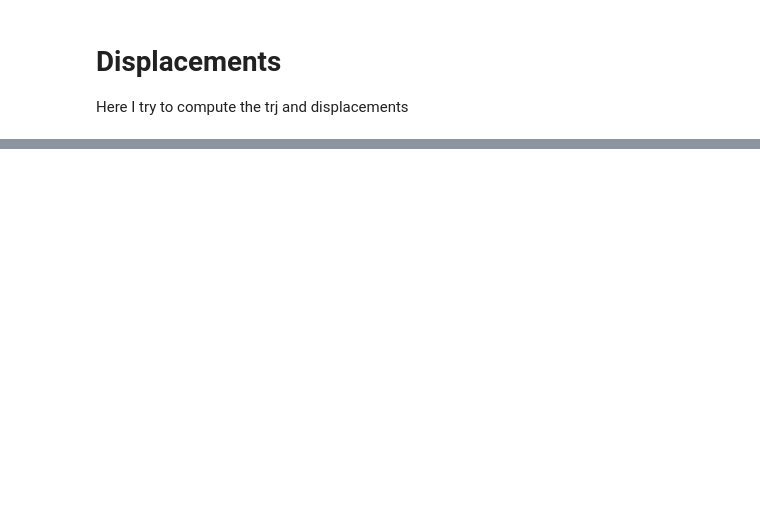
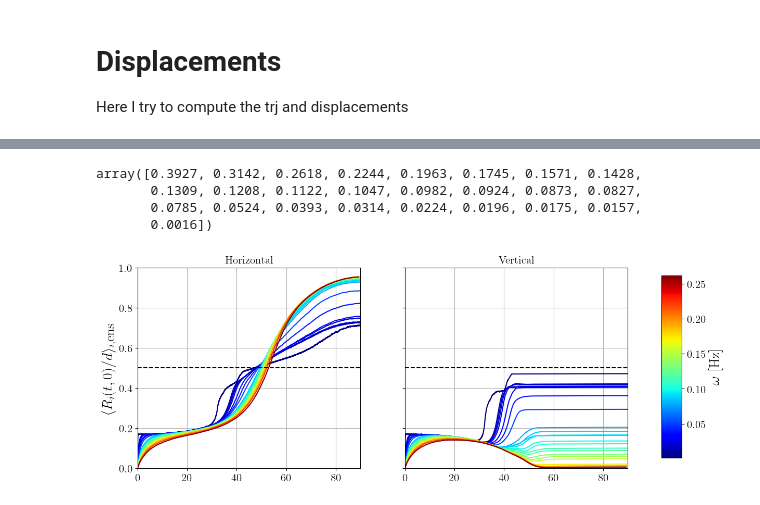
Before and after one commit to leogabac/reentrancy, a Jupyter notebook: src/notebooks/test11.ipynb, the cells around one changed output, grey strips where cells are left out. Cells and saved outputs as stored; diff of their text form; code cells hidden in the pictures; blank space fills up the shorter version.

```diff
--- a/src/notebooks/test11.ipynb
+++ b/src/notebooks/test11.ipynb
@@ -32,6 +32,9 @@ plt.rcParams.update({
     'font.family': 'serif',
     'text.usetex': True,
     'pgf.rcfonts': False,
+    'xtick.labelsize':15,
+    'ytick.labelsize':15,
+    'axes.labelsize':20,
 })
 # %%
 DATA_PATH = '../../data/test11'
@@ -522,0 +373,59 @@ ax.grid()
+# %%
+datapath = os.path.join(MOUNT_DRIVE,PROJECT,'test11',str(SIZE))
+B = float(20)
+hor = pd.read_csv(os.path.join(datapath,'horav.csv')).query(f'field=={B}')
+ver = pd.read_csv(os.path.join(datapath,'verav.csv')).query(f'field=={B}')
+# %%
+# adding the omega column
+hor['omega'] = np.round(np.pi/2/hor['total_time'],4)
+ver['omega'] = np.round(np.pi/2/ver['total_time'],4)
+# %%
+ws = hor.omega.unique()
+ws[ws<=0.5]
+# %% [output]
+array([0.3927, 0.3142, 0.2618, 0.2244, 0.1963, 0.1745, 0.1571, 0.1428,
+       0.1309, 0.1208, 0.1122, 0.1047, 0.0982, 0.0924, 0.0873, 0.0827,
+       0.0785, 0.0524, 0.0393, 0.0314, 0.0224, 0.0196, 0.0175, 0.0157,
+       0.0016])
+# %%
+fig, axes = plt.subplots(1,2,figsize=(13,5))
+
+ws = ws[ws<=0.3]
+norm = plt.Normalize(min(ws),max(ws))
+cmap = plt.get_cmap('jet')
+
+ax = axes[0]
+for w,dfw in hor.groupby('omega'):
+    if w in ws:
+        ax.plot(dfw.theta,dfw['mean'] / params['trap_sep'].magnitude,color=cmap(norm(w)))
+
+ax.grid()
+ax.set_xlim(0,90)
+ax.set_ylim(0,1)
+ax.axhline(y=0.5,linestyle='--',color='k')
+ax.set_title('Horizontal',fontsize=15)
+ax.set_ylabel('$\\langle R_i(t,0)/d \\rangle_{i,\\textrm{ens}}$')
+
+ax = axes[1]
+for w,dfw in ver.groupby('omega'):
+    if w in ws:
+        ax.plot(dfw.theta,dfw['mean'] / params['trap_sep'].magnitude,color=cmap(norm(w)))
+
+ax.grid()
+ax.set_xlim(0,90)
+ax.set_ylim(0,1)
+ax.set_title('Vertical',fontsize=15)
+ax.axhline(y=0.5,linestyle='--',color='k')
+ax.set_yticklabels([])
+
+fig.subplots_adjust(right=0.85)  # Adjust the right space to make room for the colorbar
+cbar_ax = fig.add_axes([0.9, 0.15, 0.03, 0.7])  # [left, bottom, width, height] for the colorbar
+sm = plt.cm.ScalarMappable(cmap=cmap, norm=norm)
+sm.set_array([])
+cbar = fig.colorbar(sm, cax=cbar_ax)
+cbar.set_label(label='$\\omega$ [Hz]',fontsize=20)
+cbar.ax.tick_params(labelsize=15)
+
+plt.show()
+# %% [output]
+[figure, added]
```
Also changed, not shown: parts of 19 cells of this notebook, 2 other files.
